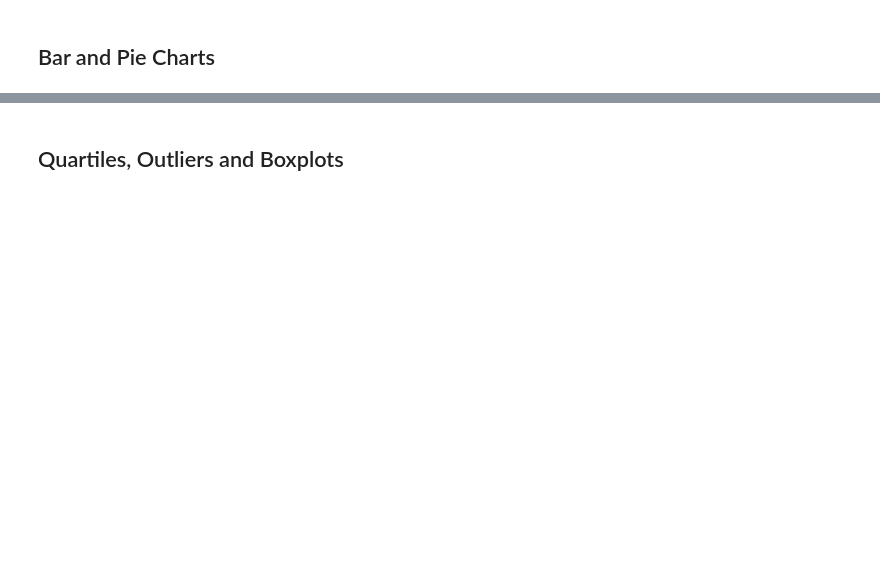
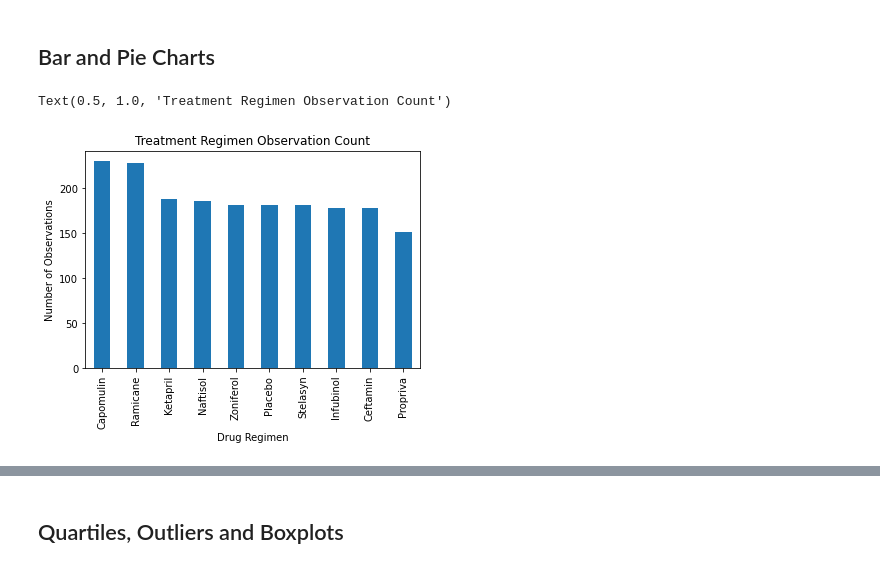
Before and after one commit to MattEgan660/Matplotlib-Challenge, a Jupyter notebook: pymaceuticals_starter.ipynb, the cells around one changed output, grey strips where cells are left out. Drawn from its saved outputs; the diff is of its cells as text; code cells hidden in the pictures; blank space fills up the shorter version.

```diff
--- a/pymaceuticals_starter.ipynb
+++ b/pymaceuticals_starter.ipynb
@@ -5,17 +5,18 @@
 import matplotlib.pyplot as plt
 import pandas as pd
 import scipy.stats as st
+import numpy as np
 
 # Study data files
-mouse_metadata_path = "data/Mouse_metadata.csv"
-study_results_path = "data/Study_results.csv"
+mouse_metadata_path = "Resources/Mouse_metadata.csv"
+study_results_path = "Resources/Study_results.csv"
 
 # Read the mouse data and the study results
 mouse_metadata = pd.read_csv(mouse_metadata_path)
 study_results = pd.read_csv(study_results_path)
 
 # Combine the data into a single dataset
-
-
+combined_data_df = pd.merge(mouse_metadata, study_results, on = 'Mouse ID')
 
 # Display the data table for preview
+combined_data_df.head()
@@ -28,2 +57,4 @@ study_results = pd.read_csv(study_results_path)
 # %%
 # Create a clean DataFrame by dropping the duplicate mouse by its ID.
+clean_df = combined_data_df.drop_duplicates(subset = ['Mouse ID', 'Timepoint'], keep = False)
+clean_df.head()
@@ -47,3 +127,12 @@ study_results = pd.read_csv(study_results_path)
 ## Bar and Pie Charts
 # %%
 # Generate a bar plot showing the total number of measurements taken on each drug regimen using pandas.
+regimen_count = clean_df['Drug Regimen'].value_counts().plot.bar(width=0.5)
+
+# Set labels for axes
+regimen_count.set_xlabel("Drug Regimen")
+regimen_count.set_ylabel("Number of Observations")
+regimen_count.set_title("Treatment Regimen Observation Count")
+# %% [output]
+Text(0.5, 1.0, 'Treatment Regimen Observation Count')
+[figure, added]
```
Also changed, not shown: parts of 27 cells of this notebook.
